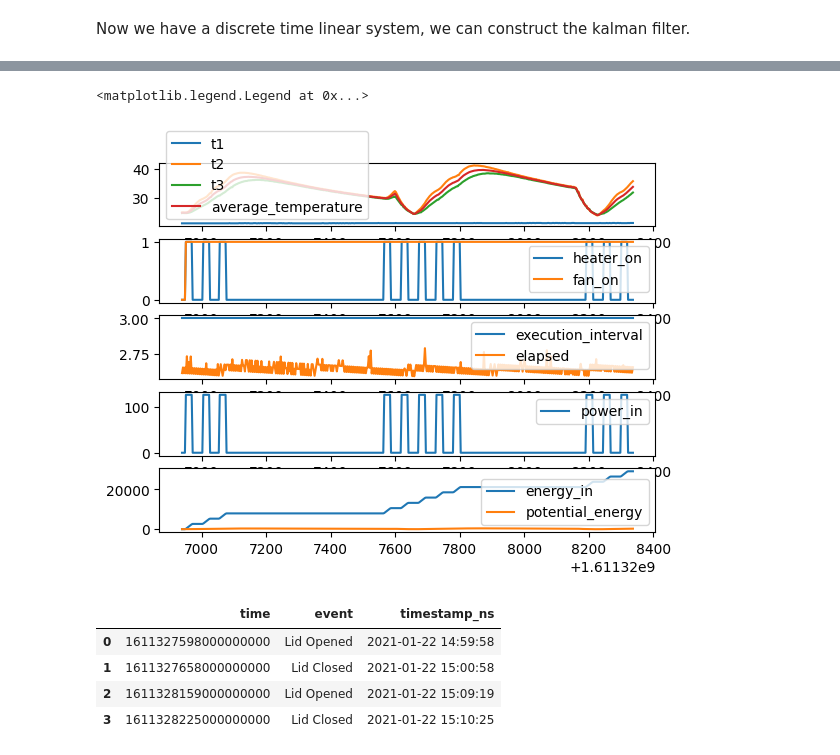
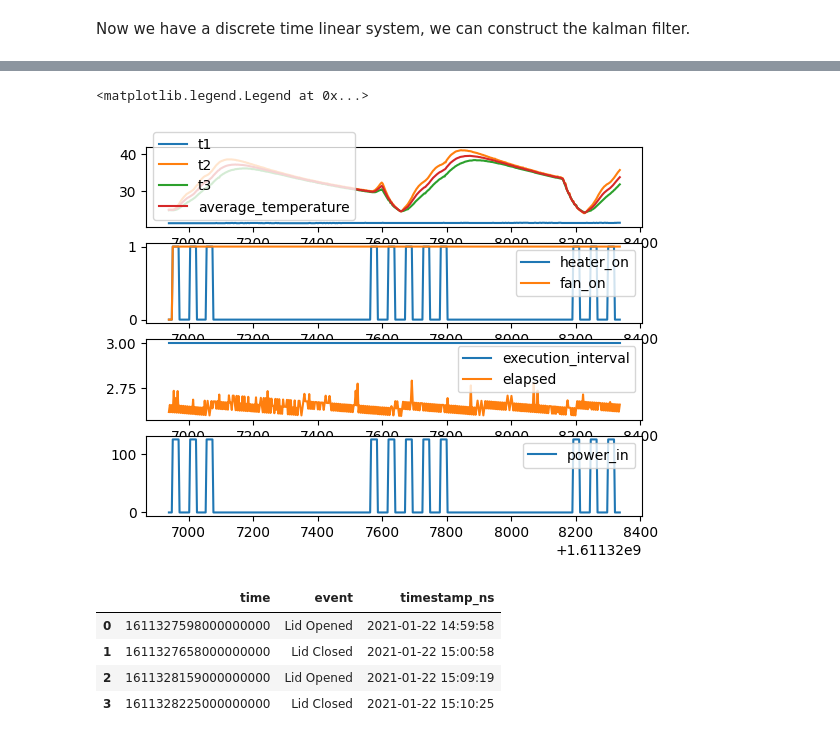
Before and after one commit to twright/IncubatorDTCourse, a Jupyter notebook: 7-SoftwareSensing/2-Example_KF_Incubator.ipynb, the cells around one changed output, grey strips where cells are left out. Saved outputs shown, nothing was run; the diff lists cells and outputs as text; code cells hidden in the pictures.

Commit message:
Simplify plotting and include dependencies.

```diff
--- a/7-SoftwareSensing/2-Example_KF_Incubator.ipynb
+++ b/7-SoftwareSensing/2-Example_KF_Incubator.ipynb
@@ -323,31 +321,27 @@ data
 # %%
 import matplotlib.pyplot as plt
 
-fig, (ax1, ax2, ax3, ax4, ax5) = plt.subplots(5, 1)
+fig, (ax1, ax2, ax3, ax4) = plt.subplots(4, 1)
 
 ax1.plot(data["time"], data["t1"], label="t1")
 ax1.plot(data["time"], data["t2"], label="t2")
 ax1.plot(data["time"], data["t3"], label="t3")
 ax1.plot(data["time"], data["average_temperature"], label="average_temperature")
 ax1.legend()
 
 ax2.plot(data["time"], data["heater_on"], label="heater_on")
 ax2.plot(data["time"], data["fan_on"], label="fan_on")
 ax2.legend()
 
 ax3.plot(data["time"], data["execution_interval"], label="execution_interval")
 ax3.plot(data["time"], data["elapsed"], label="elapsed")
 ax3.legend()
 
 ax4.plot(data["time"], data["power_in"], label="power_in")
 ax4.legend()
-
-ax5.plot(data["time"], data["energy_in"], label="energy_in")
-ax5.plot(data["time"], data["potential_energy"], label="potential_energy")
-ax5.legend()
 # %% [output]
 <matplotlib.legend.Legend at 0x...>
-[figure, old version]
+[figure, new version]
 # %%
 events
 # %% [output]
```
Also changed, not shown: parts of 6 cells of this notebook.
